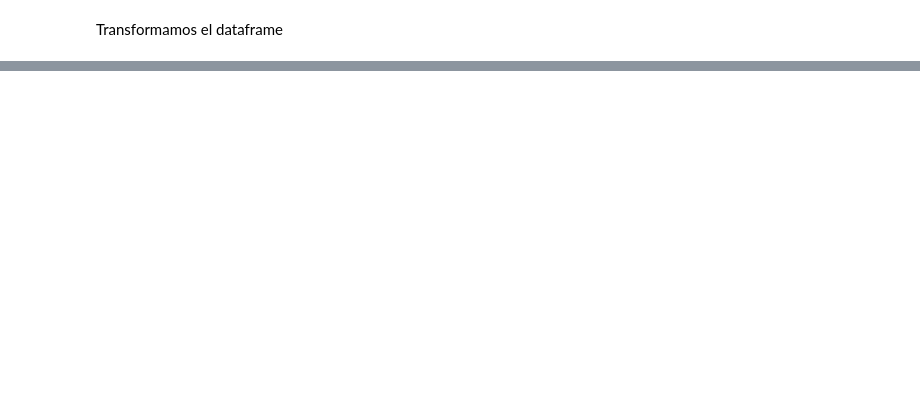
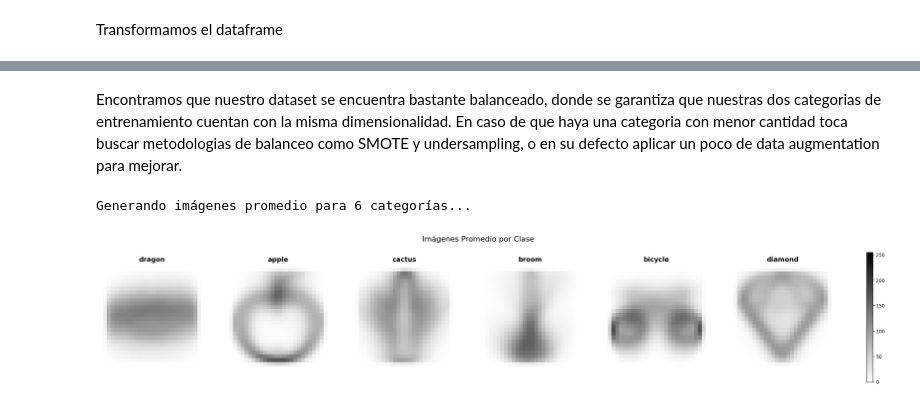
Before and after one commit to moonlightKiR/XGBOOST, a Jupyter notebook: src/main.ipynb, the cells around one changed output, grey strips where cells are left out. Saved outputs shown, nothing was run; the diff lists cells and outputs as text; code cells hidden in the pictures; blank space fills up the shorter version.

```diff
--- a/src/main.ipynb
+++ b/src/main.ipynb
@@ -96,0 +86,7 @@ Total: 0
+# %% [markdown]
+Encontramos que nuestro dataset se encuentra bastante balanceado, donde se garantiza que nuestras dos categorias de entrenamiento cuentan con la misma dimensionalidad. En caso de que haya una categoria con menor cantidad toca buscar metodologias de balanceo como SMOTE y undersampling, o en su defecto aplicar un poco de data augmentation para mejorar.
+# %%
+eda.plot_average_images(df=df)
+# %% [output]
+Generando imágenes promedio para 6 categorías...
+[figure, added]
```
Also changed, not shown: parts of 17 cells of this notebook, 2 other files.
